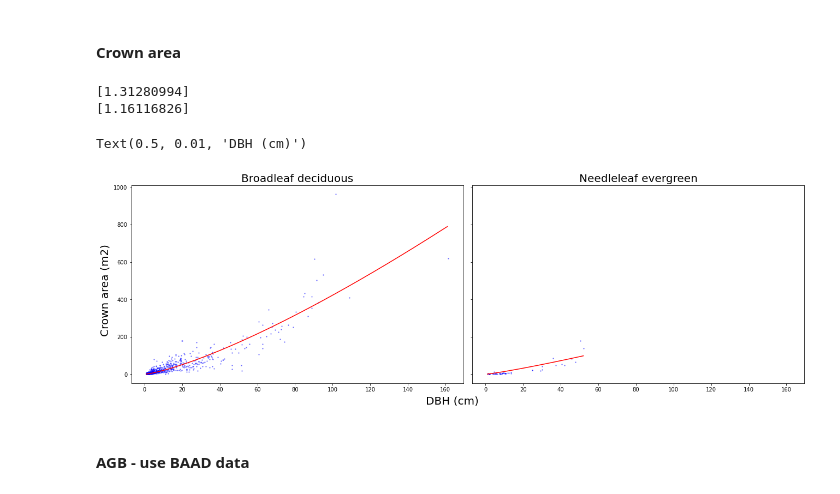
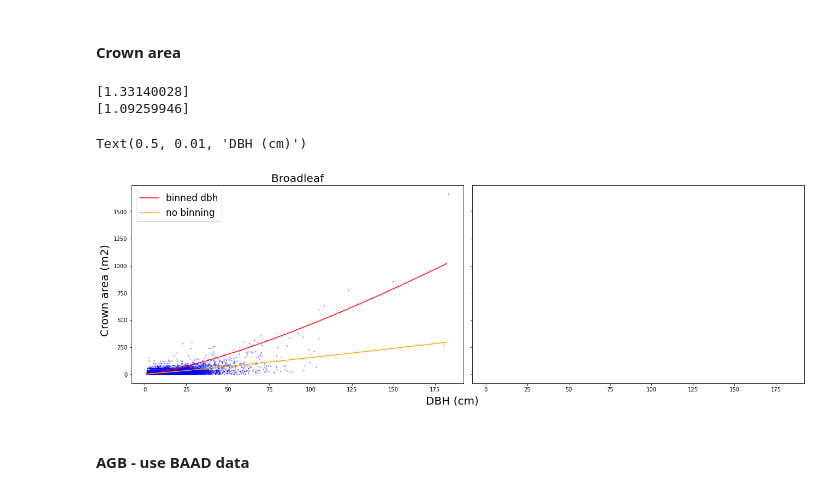
Before and after one commit to JessicaNeedham/FATES-plotting-scripts, a Jupyter notebook: FATES-MRV-allometry.ipynb, the cells around one changed output. Drawn from its saved outputs; the diff is of its cells as text; code cells hidden in the pictures.

```diff
--- a/FATES-MRV-allometry.ipynb
+++ b/FATES-MRV-allometry.ipynb
@@ -438,10 +461,10 @@ Text(0.5, 1.0, 'Quercus')
 [figure]
 # %%
 # Define the bounding box coordinates for Mexico
-north_lat = 32.71
-south_lat = 14.56
-west_lon = -117.12
-east_lon = -86.71
+north_lat = 30.
+south_lat = 14.
+west_lon = -120.
+east_lon = -86.
 
 # Filter the DataFrame to include only coordinates within the bounding box
 df_tallo_mx = df_tallo[
@@ -456,5 +479,8 @@ fig1, ((f1ax0)) = plt.subplots(nrows=1, ncols=1,  subplot_kw={'projection': ccrs
 
 f1ax0.scatter(df_tallo_mx.longitude, df_tallo_mx.latitude, color='red', s=5, marker='o',  alpha=0.4, transform=ccrs.PlateCarree())
 f1ax0.coastlines()
+f1ax0.add_feature(cf.BORDERS)
 f1ax0.set_title('All species', fontsize=15)
+f1ax0.set_ylim(14, 33)
+f1ax0.set_xlim(-120, -86)
 # %% [output]
@@ -488,17 +525,17 @@ See the caveats in the documentation: https://pandas.pydata.org/pandas-docs/stab
 # %% [markdown]
 #### Height
 # %%
-titles = ['Broadleaf deciduous', 'Needleleaf evergreen']
+titles = ['Broadleaf']
 initial_guess = [58.0, 0.73, 21.8]
 
 
 fig, axs = plt.subplots(nrows=1, ncols=2, figsize=(18,6), sharex=True, sharey=True, constrained_layout=True)
 
-for i  in range(0,2):
+for i  in range(0,1):
     if i == 0:
-        df =  df_tallo_mx[df_tallo_mx['PFT_tallo'] == 'broadleaf_deciduous_extratrop']
+        df =  df_tallo_mx[df_tallo_mx['PFT_tallo'] == 'broadleaf']
     elif i == 1:
-        df =  df_tallo_mx[df_tallo_mx['PFT_tallo'] == 'needleleaf_evergreen_extratrop']
+        df =  df_tallo_mx[df_tallo_mx['PFT_tallo'] == 'needleleaf']
 
 
     df =  df.dropna(subset=['height', 'dbh'])
@@ -530,37 +566,58 @@ Text(0.5, 0.01, 'DBH (cm)')
 # %%
 fig, axs = plt.subplots(nrows=1, ncols=2, figsize=(18,6), sharex=True, sharey=True, constrained_layout=True)
 
-for i  in range(0,2):
+for i  in range(0,1):
     if i == 0:
-        df =  df_tallo_mx[df_tallo_mx['PFT_tallo'] == 'broadleaf_deciduous_extratrop']
+        df =  df_tallo_mx[df_tallo_mx['PFT_tallo'] == 'broadleaf']
     elif i == 1:
-        df =  df_tallo_mx[df_tallo_mx['PFT_tallo'] == 'needleleaf_evergreen_extratrop']
+        df =  df_tallo_mx[df_tallo_mx['PFT_tallo'] == 'needleleaf']
 
 
     df =  df.dropna(subset=['crown_area', 'dbh'])
     # remove outliers
     df = df[df['crown_radius_outlier'] == 'N']
     dbh_df = np.arange(1,df['dbh'].max(),1)
 
+    # now bin by dbh and  find quartiles
+    num_bins = 7
+    bin_edges = np.linspace(df['dbh'].min(), df['dbh'].max(), num_bins + 1)
+    df['dbh_bin'] = pd.cut(df['dbh'], bins=bin_edges)
+    quantiles = [0.25, 0.5, 0.75]
+    pseudo_ca = df.groupby('dbh_bin')['crown_area'].quantile(quantiles).unstack().reset_index()
+    # Calculate the midpoints of the bins
+    midpoints = (bin_edges[1:] + bin_edges[:-1]) / 2
+    pseudo_ca['dbh_bin'] = midpoints
+    df_new = pd.DataFrame(pseudo_ca)
+    # Stack the columns into a single column, retaining 'ID' as the identifier
+    stacked_df = pd.melt(df_new, id_vars=['dbh_bin'], var_name='Variable', value_name='Value')
+
+    pseudo_ca_ps_df, pseudo_ca_cov_df = curve_fit(f=d2ca, xdata=np.array(stacked_df['dbh_bin']),
+                                                   ydata=np.array(stacked_df['Value']), p0=1.3)
+
+    print(pseudo_ca_ps_df)
+
+    pseudo_df_curve = [d2ca(d, pseudo_ca_ps_df[0])  for  d  in dbh_df]
+
+    axs[i].scatter(df.dbh, df.crown_area, c='blue', s=2, alpha = 0.4)
+    axs[i].plot(dbh_df, pseudo_df_curve, color='red', label = 'binned dbh')
+    axs[i].set_title(titles[i], fontsize=20)
+
     ca_ps_df, ca_cov_df = curve_fit(f=d2ca, xdata=np.array(df['dbh']), ydata=np.array(df['crown_area']),
                                                p0=1.3)
 
     print(ca_ps_df)
 
     df_curve = [d2ca(d, ca_ps_df[0])  for  d  in dbh_df]
+    axs[i].plot(dbh_df, df_curve, color='orange', label = 'no binning')
 
-
-    axs[i].scatter(df.dbh, df.crown_area, c='blue', s=2, alpha = 0.4)
-    axs[i].plot(dbh_df, df_curve, color='red')
-    axs[i].set_title(titles[i], fontsize=20)
-
+axs[i].legend(fontsize=17)
 fig.supylabel('Crown area (m2)', fontsize=20)
 fig.supxlabel('DBH (cm)', fontsize=20)
 # %% [output]
-[1.31280994]
-[1.16116826]
+[1.33140028]
+[1.09259946]
 Text(0.5, 0.01, 'DBH (cm)')
-[figure, old version]
+[figure, new version]
 # %% [markdown]
 #### AGB - use BAAD data
 # %%
```
Also changed, not shown: parts of 12 cells of this notebook.
